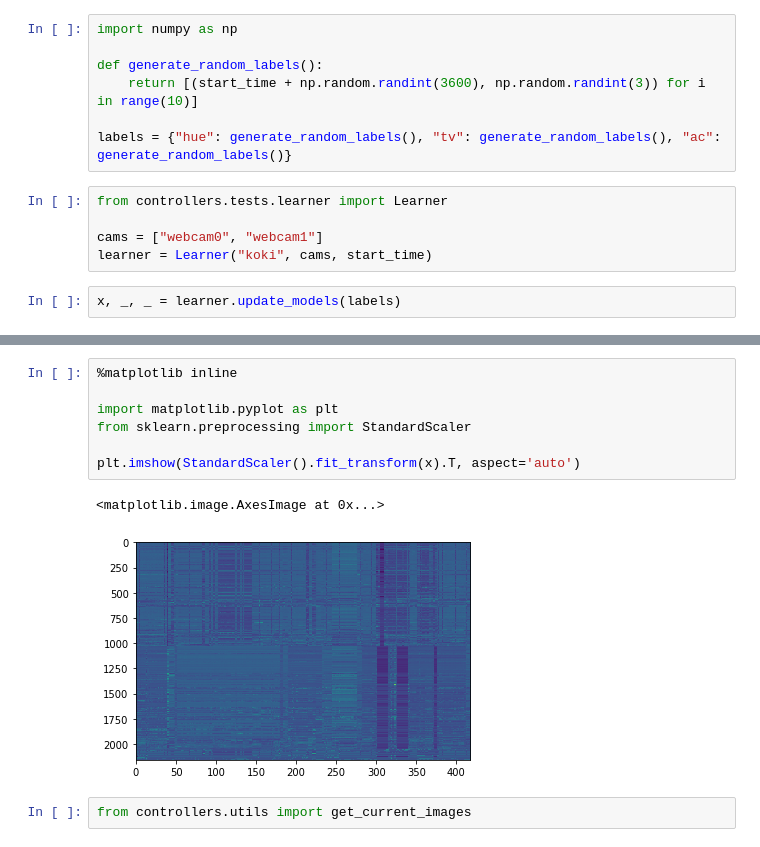
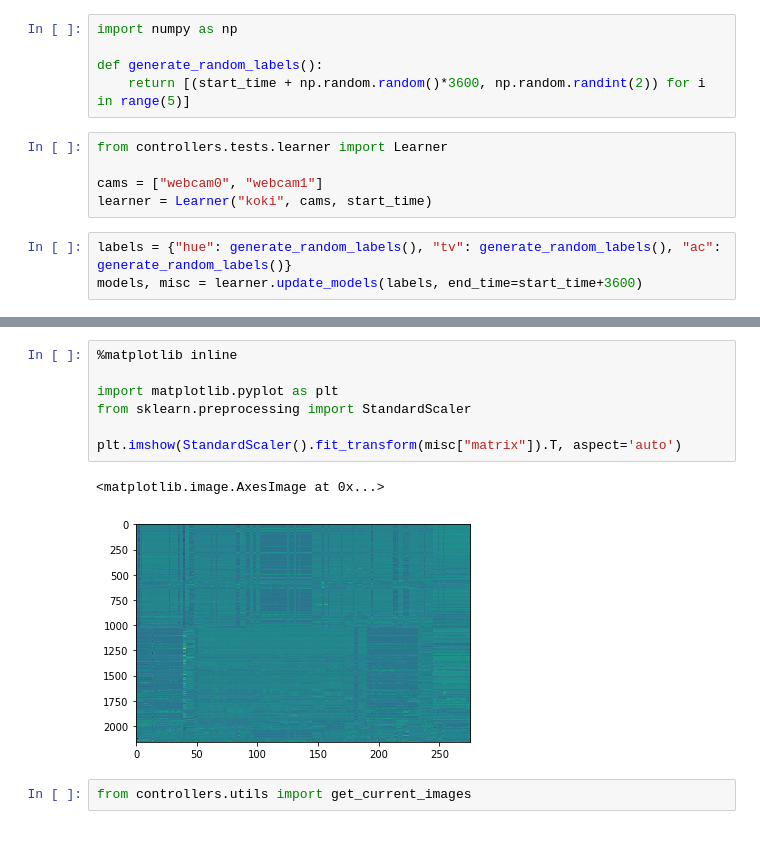
Before and after one commit to nakamoo/sumica, a Jupyter notebook: main_server/hai/notebooks/sean/folder2/learnertest.ipynb, the cells around one changed output, grey strips where cells are left out. Saved outputs shown, nothing was run; the diff lists cells and outputs as text.

Commit message:
visualization video tools

```diff
--- a/main_server/hai/notebooks/sean/folder2/learnertest.ipynb
+++ b/main_server/hai/notebooks/sean/folder2/learnertest.ipynb
@@ -15,13 +15,12 @@ start_time = time.time()-3600
 import numpy as np
 
 def generate_random_labels():
-    return [(start_time + np.random.randint(3600), np.random.randint(3)) for i in range(10)]
-
-labels = {"hue": generate_random_labels(), "tv": generate_random_labels(), "ac": generate_random_labels()}
+    return [(start_time + np.random.random()*3600, np.random.randint(2)) for i in range(5)]
 # %%
 from controllers.tests.learner import Learner
 
 cams = ["webcam0", "webcam1"]
 learner = Learner("koki", cams, start_time)
-# %%
-x, _, _ = learner.update_models(labels)
+# %%
+labels = {"hue": generate_random_labels(), "tv": generate_random_labels(), "ac": generate_random_labels()}
+models, misc = learner.update_models(labels, end_time=start_time+3600)
@@ -28,13 +31,13 @@ x, _, _ = learner.update_models(labels)
 # %%
 %matplotlib inline
 
 import matplotlib.pyplot as plt
 from sklearn.preprocessing import StandardScaler
 
-plt.imshow(StandardScaler().fit_transform(x).T, aspect='auto')
+plt.imshow(StandardScaler().fit_transform(misc["matrix"]).T, aspect='auto')
 # %% [output]
 <matplotlib.image.AxesImage at 0x...>
-[figure, old version]
+[figure, new version]
 # %%
 from controllers.utils import get_current_images
 # %%
```
Also changed, not shown: parts of 3 cells of this notebook, 2 other files.
